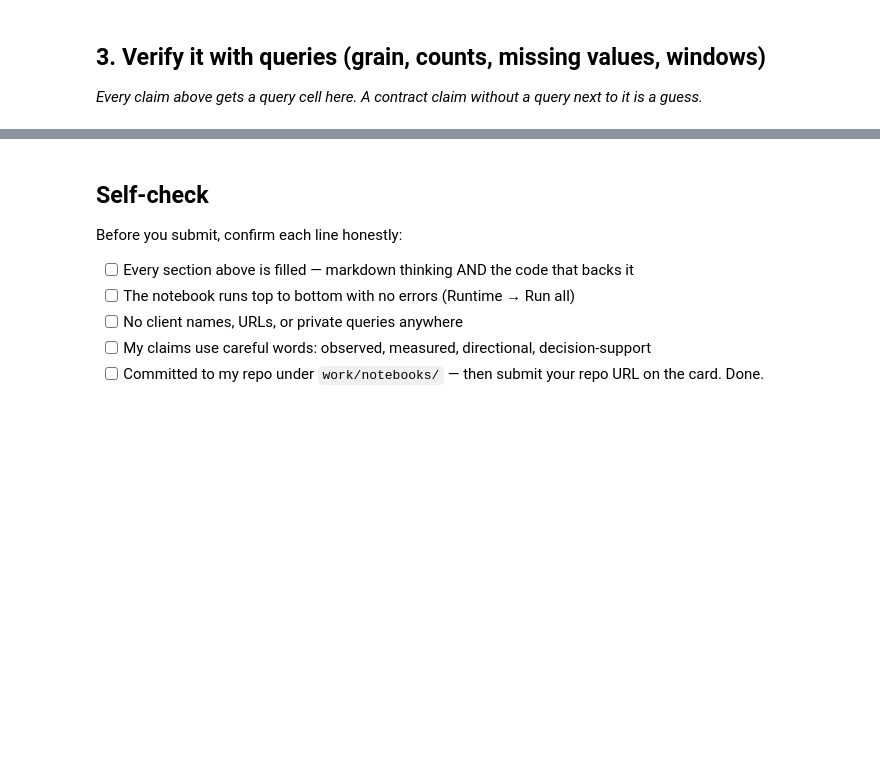
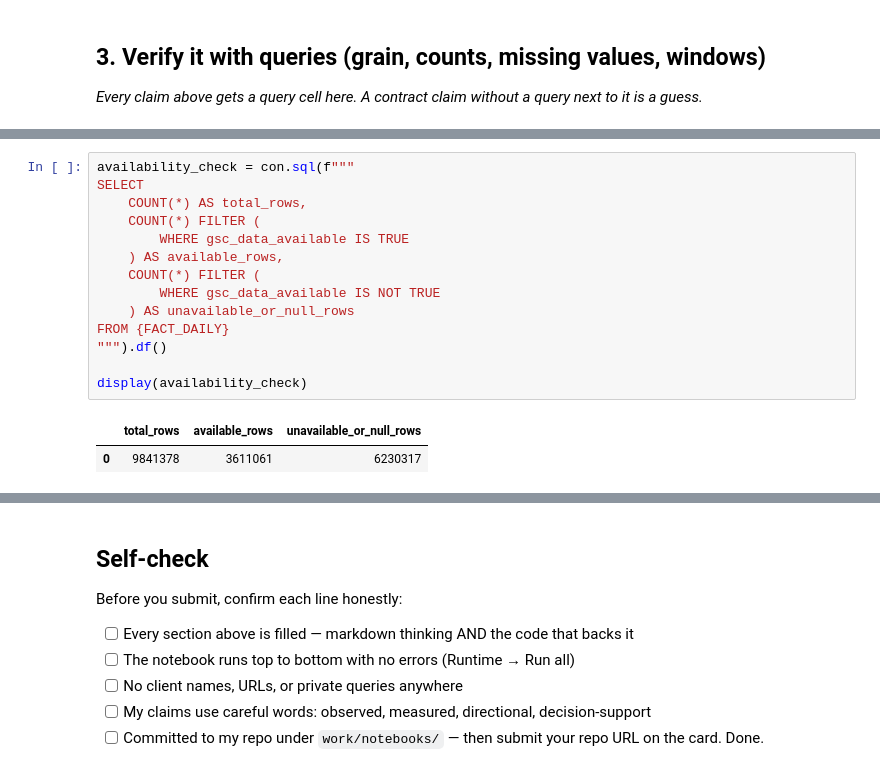
Before and after one commit to girishpatil935/ML_Internship, a Jupyter notebook: work/notebooks/w03_data_contract.ipynb, the cells around one changed output, grey strips where cells are left out. Cells and saved outputs as stored; diff of their text form; blank space fills up the shorter version.

```diff
--- a/work/notebooks/w03_data_contract.ipynb
+++ b/work/notebooks/w03_data_contract.ipynb
@@ -36,0 +135,17 @@ This skeleton is yours to fill. Work the sections **in order** — each one has
+# %%
+availability_check = con.sql(f"""
+SELECT
+    COUNT(*) AS total_rows,
+    COUNT(*) FILTER (
+        WHERE gsc_data_available IS TRUE
+    ) AS available_rows,
+    COUNT(*) FILTER (
+        WHERE gsc_data_available IS NOT TRUE
+    ) AS unavailable_or_null_rows
+FROM {FACT_DAILY}
+""").df()
+
+display(availability_check)
+# %% [output]
+|  | total_rows | available_rows | unavailable_or_null_rows |
+| 0 | 9841378 | 3611061 | 6230317 |
```
Also changed, not shown: parts of 11 cells of this notebook.
